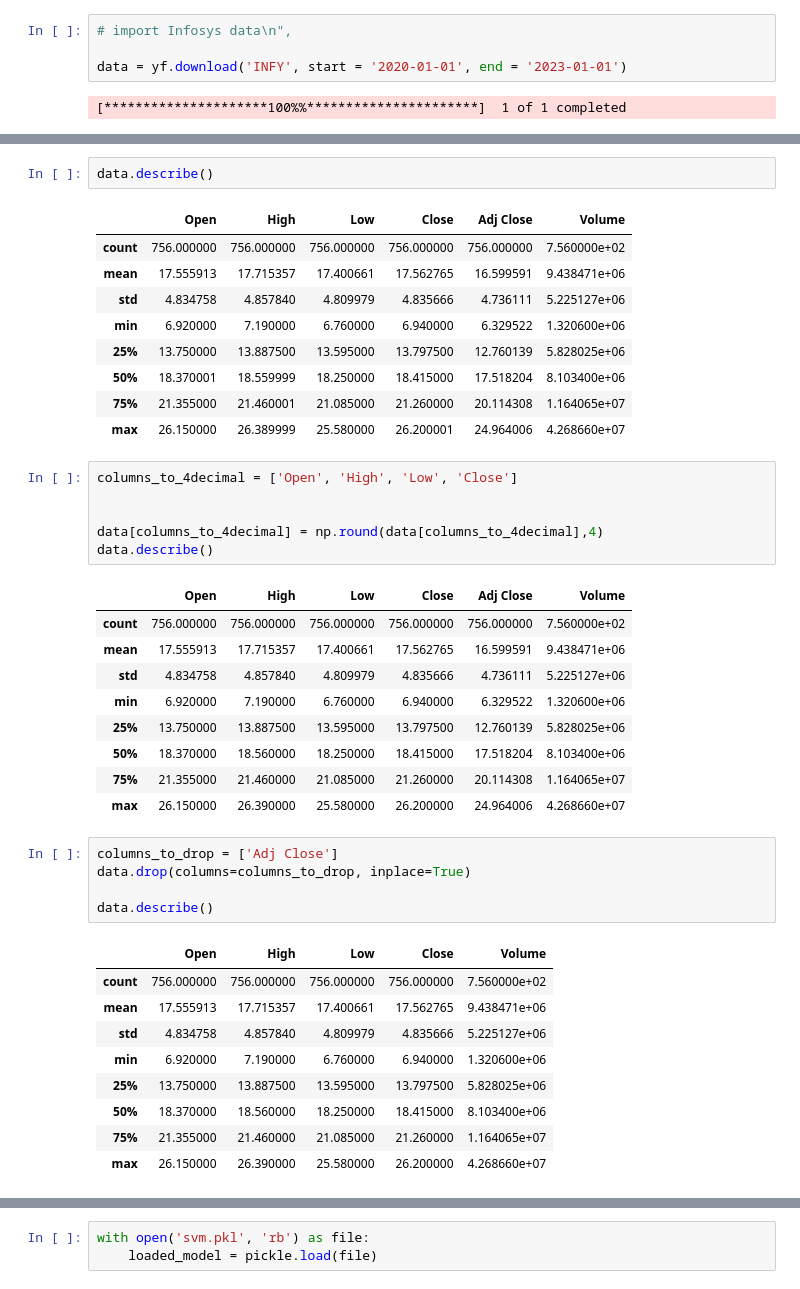
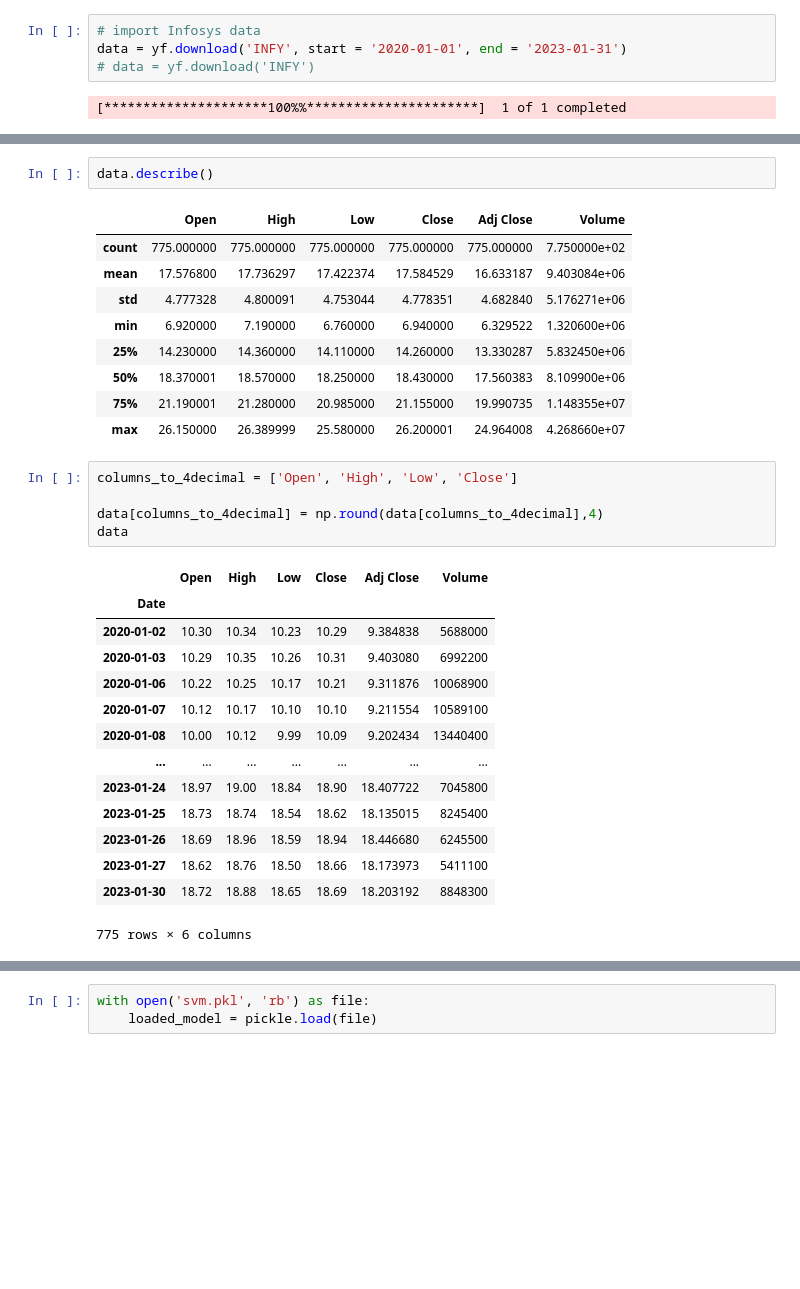
Before and after one commit to MAHUL25/StockPrediction-Minor, a Jupyter notebook: Models/Minor_Project_SVM-Copy1.ipynb, the cells around one changed output, grey strips where cells are left out. Saved outputs shown, nothing was run; the diff lists cells and outputs as text; blank space fills up the shorter version.

```diff
--- a/Models/Minor_Project_SVM-Copy1.ipynb
+++ b/Models/Minor_Project_SVM-Copy1.ipynb
@@ -34,6 +18,6 @@ imported
 # %%
-# import Infosys data\n",
-
-data = yf.download('INFY', start = '2020-01-01', end = '2023-01-01')
+# import Infosys data
+data = yf.download('INFY', start = '2020-01-01', end = '2023-01-31')
+# data = yf.download('INFY')
 # %% [output]
 [*********************100%%**********************]  1 of 1 completed
@@ -41,45 +42,34 @@ data = yf.download('INFY', start = '2020-01-01', end = '2023-01-01')
 data.describe()
 # %% [output]
 |  | Open | High | Low | Close | Adj Close | Volume |
-| count | 756.000000 | 756.000000 | 756.000000 | 756.000000 | 756.000000 | 7.560000e+02 |
-| mean | 17.555913 | 17.715357 | 17.400661 | 17.562765 | 16.599591 | 9.438471e+06 |
-| std | 4.834758 | 4.857840 | 4.809979 | 4.835666 | 4.736111 | 5.225127e+06 |
+| count | 775.000000 | 775.000000 | 775.000000 | 775.000000 | 775.000000 | 7.750000e+02 |
+| mean | 17.576800 | 17.736297 | 17.422374 | 17.584529 | 16.633187 | 9.403084e+06 |
+| std | 4.777328 | 4.800091 | 4.753044 | 4.778351 | 4.682840 | 5.176271e+06 |
 | min | 6.920000 | 7.190000 | 6.760000 | 6.940000 | 6.329522 | 1.320600e+06 |
-| 25% | 13.750000 | 13.887500 | 13.595000 | 13.797500 | 12.760139 | 5.828025e+06 |
-| 50% | 18.370001 | 18.559999 | 18.250000 | 18.415000 | 17.518204 | 8.103400e+06 |
-| 75% | 21.355000 | 21.460001 | 21.085000 | 21.260000 | 20.114308 | 1.164065e+07 |
-| max | 26.150000 | 26.389999 | 25.580000 | 26.200001 | 24.964006 | 4.268660e+07 |
+| 25% | 14.230000 | 14.360000 | 14.110000 | 14.260000 | 13.330287 | 5.832450e+06 |
+| 50% | 18.370001 | 18.570000 | 18.250000 | 18.430000 | 17.560383 | 8.109900e+06 |
+| 75% | 21.190001 | 21.280000 | 20.985000 | 21.155000 | 19.990735 | 1.148355e+07 |
+| max | 26.150000 | 26.389999 | 25.580000 | 26.200001 | 24.964008 | 4.268660e+07 |
 # %%
 columns_to_4decimal = ['Open', 'High', 'Low', 'Close']
 
-
 data[columns_to_4decimal] = np.round(data[columns_to_4decimal],4)
-data.describe()
+data
 # %% [output]
 |  | Open | High | Low | Close | Adj Close | Volume |
-| count | 756.000000 | 756.000000 | 756.000000 | 756.000000 | 756.000000 | 7.560000e+02 |
-| mean | 17.555913 | 17.715357 | 17.400661 | 17.562765 | 16.599591 | 9.438471e+06 |
-| std | 4.834758 | 4.857840 | 4.809979 | 4.835666 | 4.736111 | 5.225127e+06 |
-| min | 6.920000 | 7.190000 | 6.760000 | 6.940000 | 6.329522 | 1.320600e+06 |
-| 25% | 13.750000 | 13.887500 | 13.595000 | 13.797500 | 12.760139 | 5.828025e+06 |
-| 50% | 18.370000 | 18.560000 | 18.250000 | 18.415000 | 17.518204 | 8.103400e+06 |
-| 75% | 21.355000 | 21.460000 | 21.085000 | 21.260000 | 20.114308 | 1.164065e+07 |
-| max | 26.150000 | 26.390000 | 25.580000 | 26.200000 | 24.964006 | 4.268660e+07 |
+| Date |  |  |  |  |  |  |
+| 2020-01-02 | 10.30 | 10.34 | 10.23 | 10.29 | 9.384838 | 5688000 |
+| 2020-01-03 | 10.29 | 10.35 | 10.26 | 10.31 | 9.403080 | 6992200 |
+| 2020-01-06 | 10.22 | 10.25 | 10.17 | 10.21 | 9.311876 | 10068900 |
+| 2020-01-07 | 10.12 | 10.17 | 10.10 | 10.10 | 9.211554 | 10589100 |
+| 2020-01-08 | 10.00 | 10.12 | 9.99 | 10.09 | 9.202434 | 13440400 |
+| ... | ... | ... | ... | ... | ... | ... |
+| 2023-01-24 | 18.97 | 19.00 | 18.84 | 18.90 | 18.407722 | 7045800 |
+| 2023-01-25 | 18.73 | 18.74 | 18.54 | 18.62 | 18.135015 | 8245400 |
+| 2023-01-26 | 18.69 | 18.96 | 18.59 | 18.94 | 18.446680 | 6245500 |
+| 2023-01-27 | 18.62 | 18.76 | 18.50 | 18.66 | 18.173973 | 5411100 |
+| 2023-01-30 | 18.72 | 18.88 | 18.65 | 18.69 | 18.203192 | 8848300 |
+775 rows × 6 columns
-# %%
-columns_to_drop = ['Adj Close']
-data.drop(columns=columns_to_drop, inplace=True)
-
-data.describe()
-# %% [output]
-|  | Open | High | Low | Close | Volume |
-| count | 756.000000 | 756.000000 | 756.000000 | 756.000000 | 7.560000e+02 |
-| mean | 17.555913 | 17.715357 | 17.400661 | 17.562765 | 9.438471e+06 |
-| std | 4.834758 | 4.857840 | 4.809979 | 4.835666 | 5.225127e+06 |
-| min | 6.920000 | 7.190000 | 6.760000 | 6.940000 | 1.320600e+06 |
-| 25% | 13.750000 | 13.887500 | 13.595000 | 13.797500 | 5.828025e+06 |
-| 50% | 18.370000 | 18.560000 | 18.250000 | 18.415000 | 8.103400e+06 |
-| 75% | 21.355000 | 21.460000 | 21.085000 | 21.260000 | 1.164065e+07 |
-| max | 26.150000 | 26.390000 | 25.580000 | 26.200000 | 4.268660e+07 |
 # %%
 plt.figure(figsize=(12,6))
 plt.plot(data['Open'], label='Open', linewidth=2)
```
Also changed, not shown: parts of 38 cells of this notebook.
